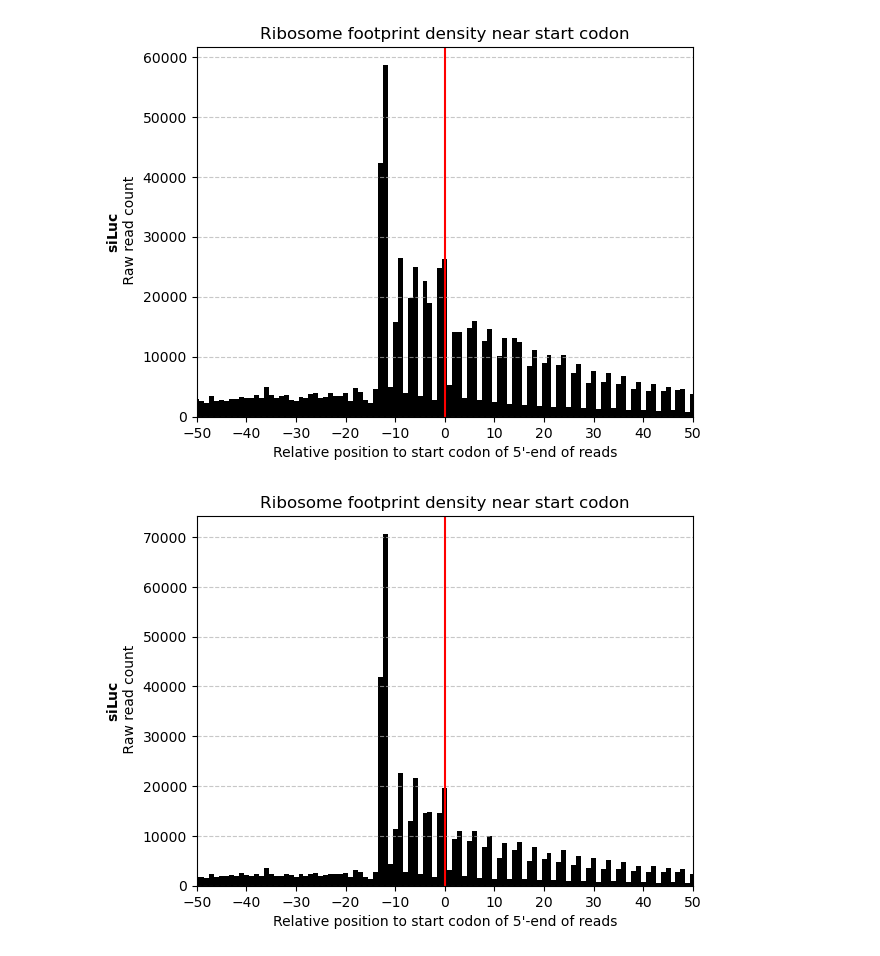
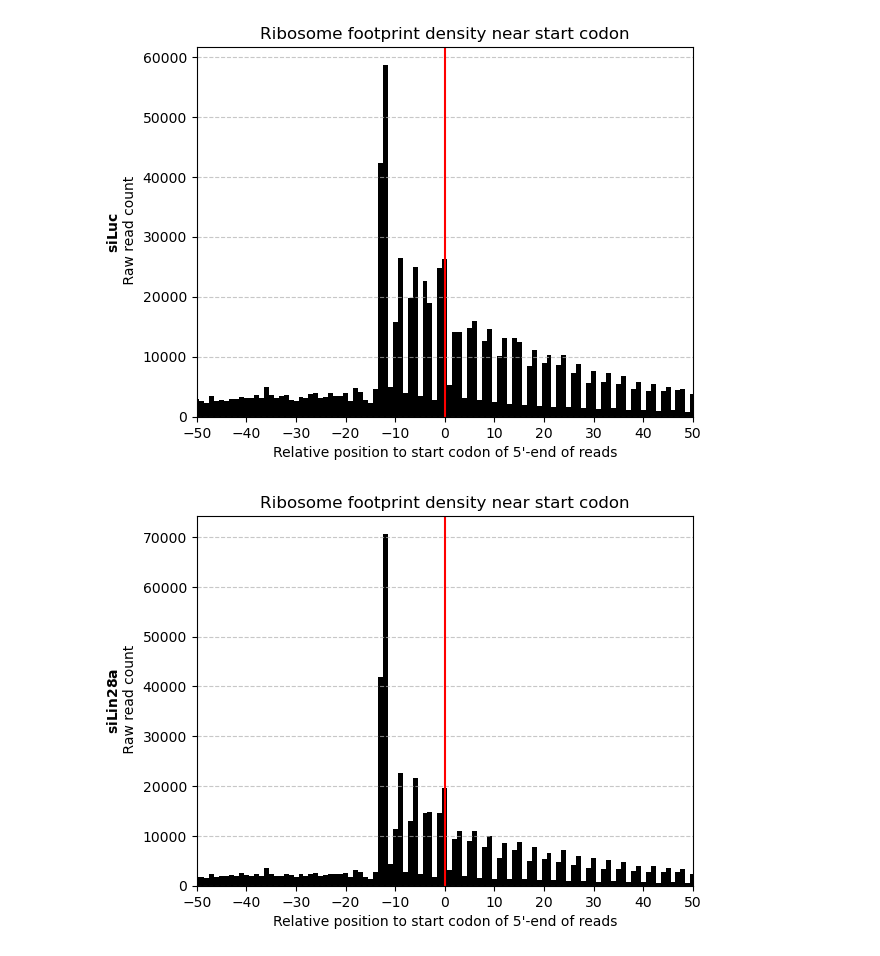
Before and after one commit to PyoYoungjoon/Mission, a Jupyter notebook: binfo1-work/Mission 2.ipynb, the cells around one changed output. Cells and saved outputs as stored; diff of their text form; code cells hidden in the pictures.

```diff
--- a/binfo1-work/Mission 2.ipynb
+++ b/binfo1-work/Mission 2.ipynb
@@ -191,30 +191,30 @@ plt.show()
 # %%
 import matplotlib.pyplot as plt
 import pandas as pd
 
 
 positions = []
 coverages = []
 with open('relative_position_siLin28a.txt', 'r') as file:
     for line in file:
         parts = line.strip().split()
         positions.append(int(parts[2]))
         coverages.append(int(parts[3]))
 
 accumulated_coverages = {}
 for pos, cov in zip(positions, coverages):
     if pos not in accumulated_coverages:
         accumulated_coverages[pos] = 0
     accumulated_coverages[pos] += cov
 
 plt.bar(accumulated_coverages.keys(), accumulated_coverages.values(), color='black', width=1)
 plt.xlim(-50,50)
 plt.axvline(x=0, color='red', linestyle='-')
 plt.xticks([-50,-40,-30,-20,-10,0,10,20,30,40,50])
 plt.xlabel('Relative position to start codon of 5\'-end of reads')
-plt.ylabel(r'$\bf{siLuc}$' + '\n Raw read count')
+plt.ylabel(r'$\bf{siLin28a}$' + '\n Raw read count')
 plt.title('Ribosome footprint density near start codon')
 plt.grid(axis='y', which='major', linestyle='--', alpha=0.7)
 plt.show()
 # %% [output]
-[figure, old version]
+[figure, new version]
```
